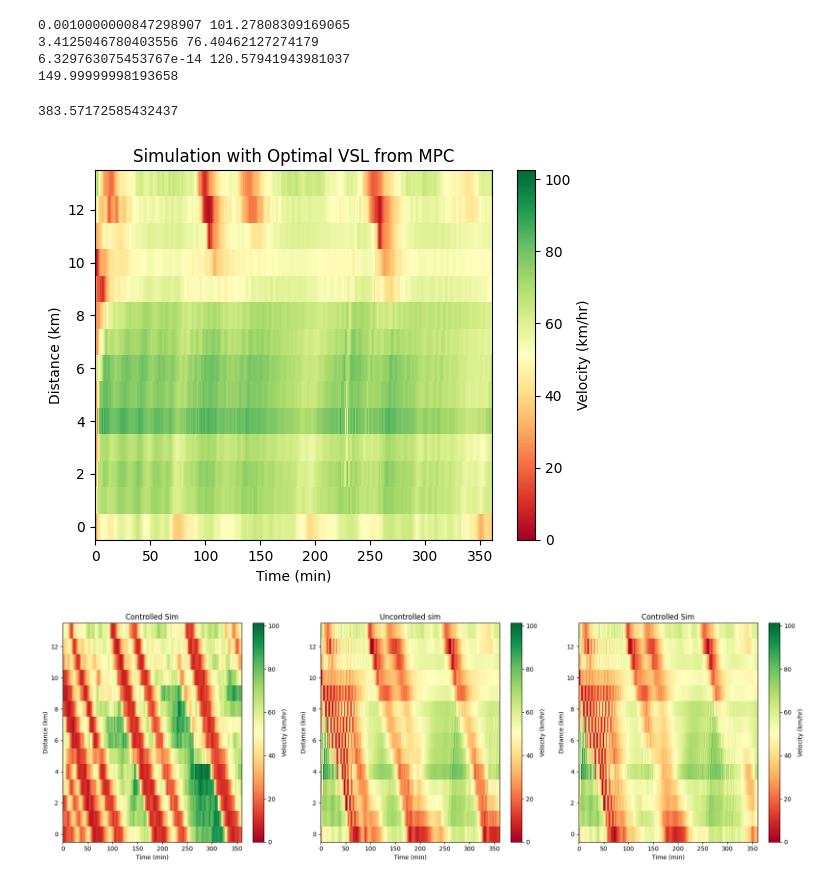
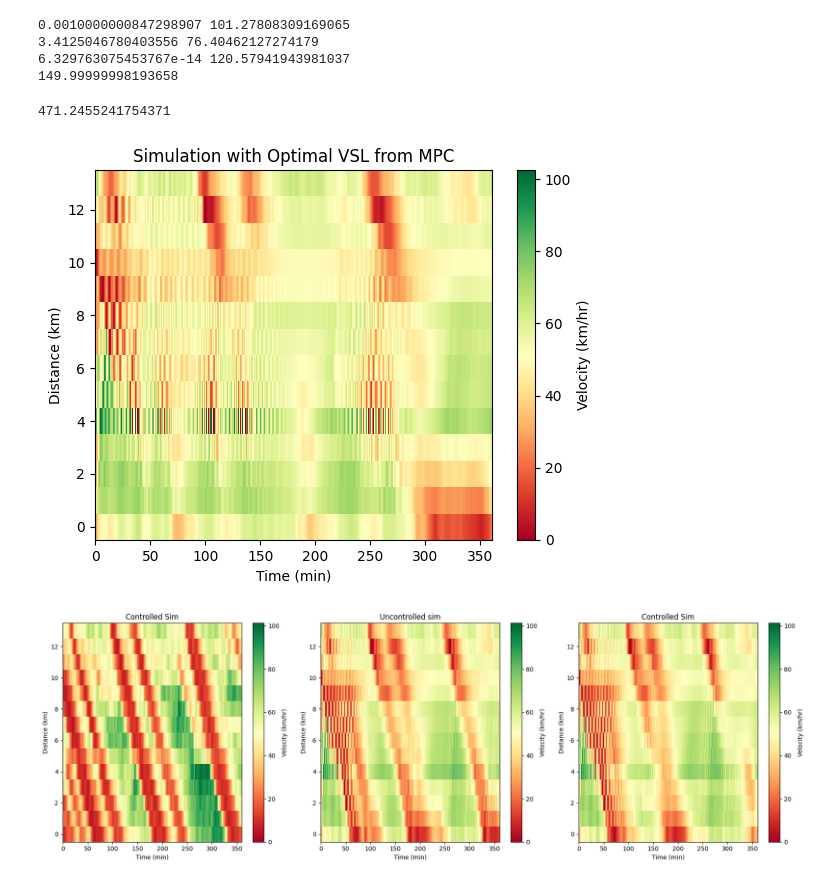
Before and after one commit to srags/mpc-traffic-flow, a Jupyter notebook: experiments/metanet_params.ipynb, the cells around one changed output. Drawn from its saved outputs; the diff is of its cells as text; code cells hidden in the pictures.

Commit message:
added plotting for synthetic code and more safety results

```diff
--- a/experiments/metanet_params.ipynb
+++ b/experiments/metanet_params.ipynb
@@ -530,32 +533,32 @@ print(model_params['v_free'].max())
 6.329763075453767e-14 120.57941943981037
 149.99999998193658
 # %%
-optimal_vsl = np.load(f'{results_path}/optimal_vsl_1.npy')
+optimal_vsl = np.load(f'{results_path}/optimal_vsl_54.npy')
 p_opt, v_opt, queue, tts_opt = run_metanet_sim(time_step,
                                    L,
                                    init_state,
                                    data_inflow,
                                    downstream_density,
                                    model_params,
                                    lanes=lane_dict,
                                    vsl_speeds=optimal_vsl,
                                    plotting=True,
                                    real_data=False
 )
 
 print(tts_opt)
 
 plt.imshow(v_opt.T, cmap='RdYlGn', aspect='auto', interpolation='none', vmin=0, vmax=np.max(velocity_data))
 plt.title('Simulation with Optimal VSL from MPC')
 plt.xlabel('Time (min)')
 plt.ylabel('Distance (km)')
 plt.colorbar(label='Velocity (km/hr)')
 plt.gca().invert_yaxis()
 plt.gca().xaxis.set_ticks_position('bottom')
 plt.show()
 # %% [output]
-383.57172585432437
+471.2455241754371
-[figure, old version]
+[figure, new version]
 # %%
 # Read in v_pred.npy from the path location
 max_v = max(np.max(v_baseline), np.max(v_opt))
```
Also changed, not shown: parts of 2 cells of this notebook, 34 other files.
